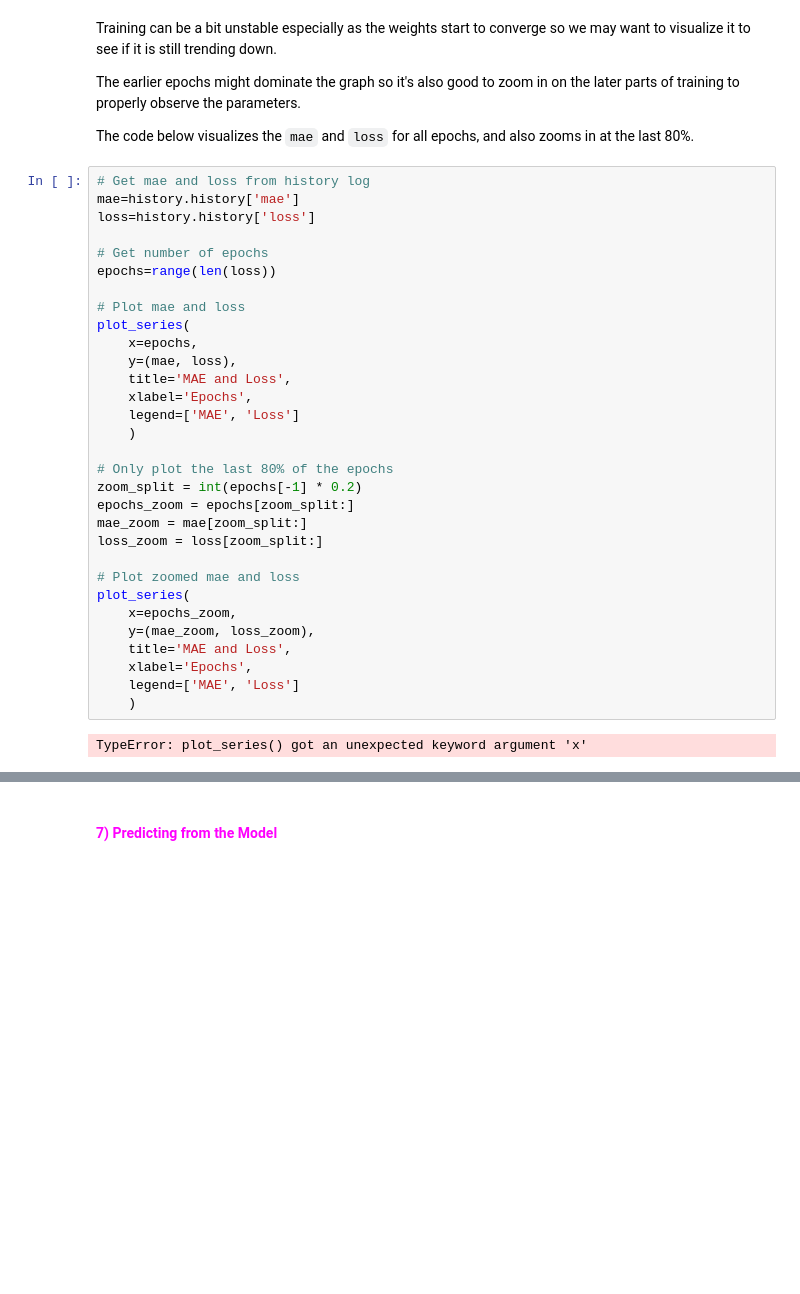
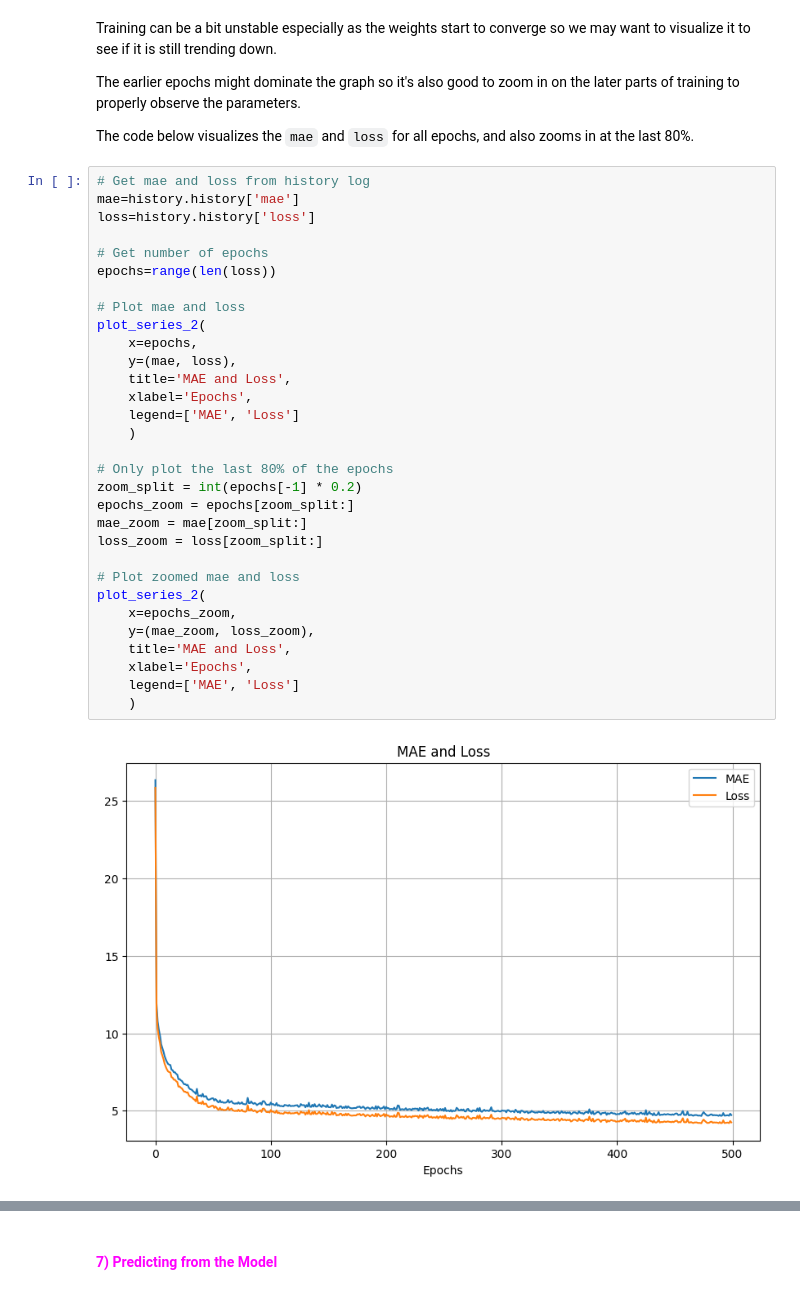
Before and after one commit to nitanshuj/COPY-TensorFlow-in-practice-Coursera-DeeplearningAI, a Jupyter notebook: Tensorflow_for_NN_14_TimeSeries_4_LSTM_with_CNN.ipynb, the cells around one changed output, grey strips where cells are left out. Cells and saved outputs as stored; diff of their text form; blank space fills up the shorter version.

```diff
--- a/Tensorflow_for_NN_14_TimeSeries_4_LSTM_with_CNN.ipynb
+++ b/Tensorflow_for_NN_14_TimeSeries_4_LSTM_with_CNN.ipynb
@@ -198,33 +196,33 @@ The code below visualizes the `mae` and `loss` for all epochs, and also zooms in
 # %%
 # Get mae and loss from history log
 mae=history.history['mae']
 loss=history.history['loss']
 
 # Get number of epochs
 epochs=range(len(loss))
 
 # Plot mae and loss
-plot_series(
+plot_series_2(
     x=epochs,
     y=(mae, loss),
     title='MAE and Loss',
     xlabel='Epochs',
     legend=['MAE', 'Loss']
     )
 
 # Only plot the last 80% of the epochs
 zoom_split = int(epochs[-1] * 0.2)
 epochs_zoom = epochs[zoom_split:]
 mae_zoom = mae[zoom_split:]
 loss_zoom = loss[zoom_split:]
 
 # Plot zoomed mae and loss
-plot_series(
+plot_series_2(
     x=epochs_zoom,
     y=(mae_zoom, loss_zoom),
     title='MAE and Loss',
     xlabel='Epochs',
     legend=['MAE', 'Loss']
     )
 # %% [output]
-TypeError: plot_series() got an unexpected keyword argument 'x'
+[figure, added]
```
Also changed, not shown: parts of 10 cells of this notebook, 1 other file.
